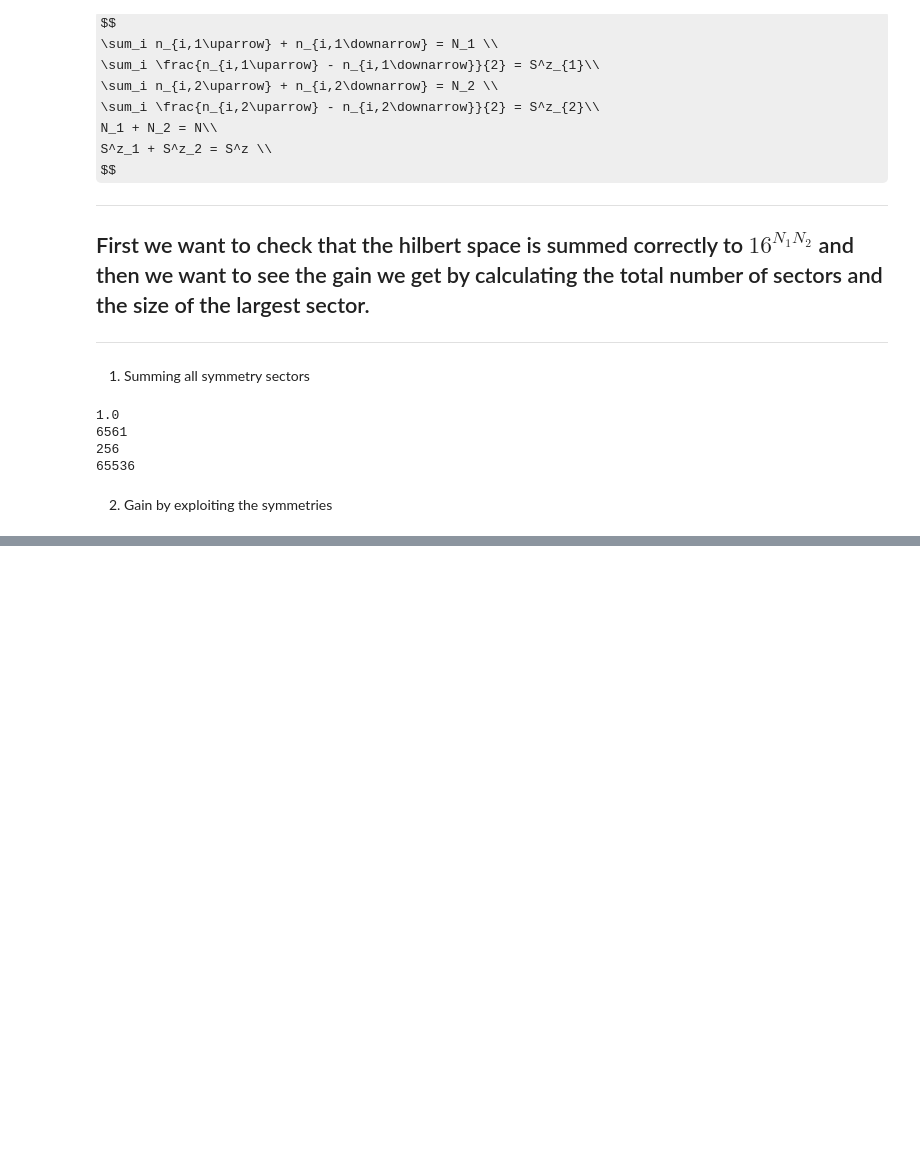
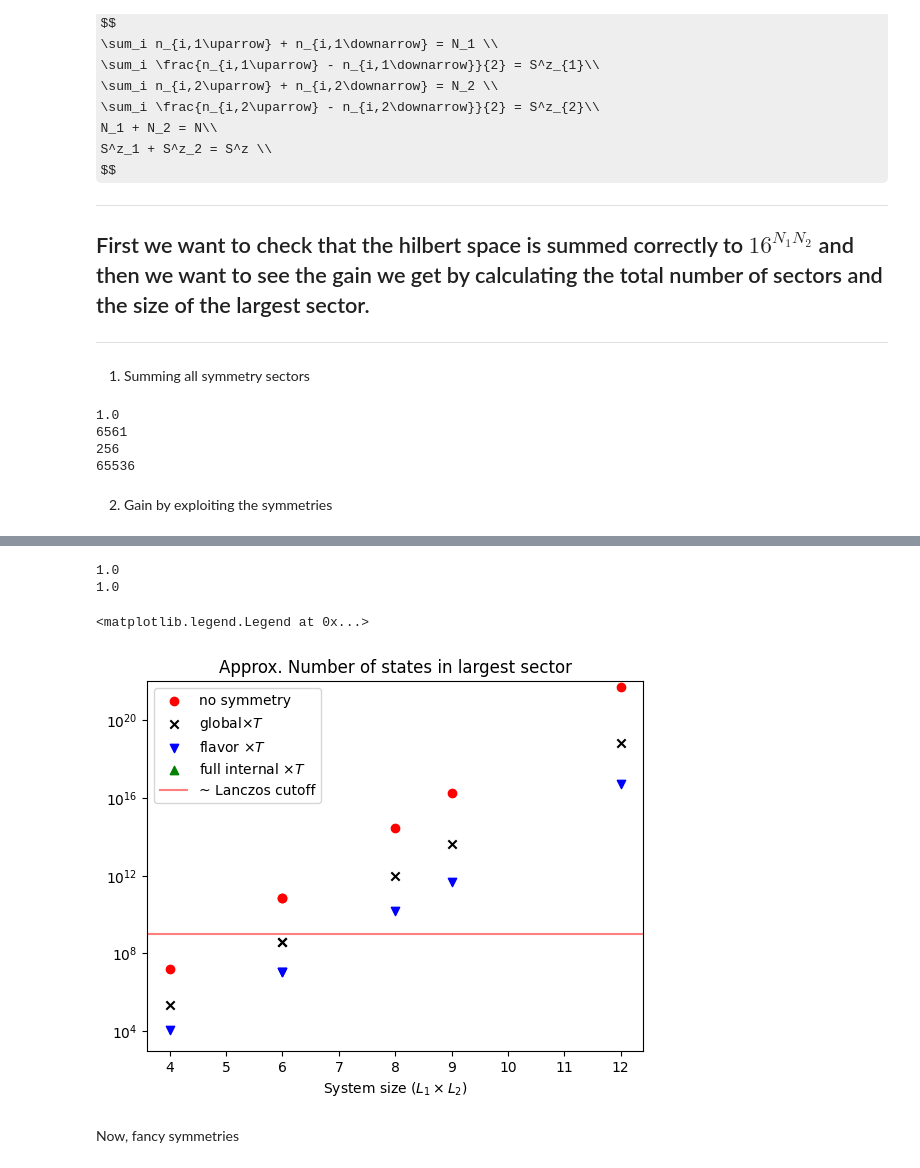
Before and after one commit to KotsiosJirisSas/ED, a Jupyter notebook: combinatorics.ipynb, the cells around one changed output, grey strips where cells are left out. Cells and saved outputs as stored; diff of their text form; code cells hidden in the pictures; some formulas as TeX source; blank space fills up the shorter version.

```diff
--- a/combinatorics.ipynb
+++ b/combinatorics.ipynb
@@ -285,0 +325,71 @@ KeyboardInterrupt:
+# %%
+#####################
+# checking the dumber ways to symmetrize system
+#####################
+
+def configs_global(L1,L2,n_up,n_down):
+    '''
+    just utilizing total 2xU(1)
+    '''
+    valleys = 3
+    return comb(int(valleys*L1*L2),n_up)*comb(int(valleys*L1*L2),n_down)
+def configs_valley(L1,L2,n_up,n_down):
+    '''
+    utilizing  2xU(1) per valley
+    '''
+    prod = 1
+    valleys = 3
+    for eta in range(valleys):
+        prod *= comb(int(L1*L2),n_up[eta])*comb(int(L1*L2),n_down[eta])
+    return prod
+##################################
+L1 = 3
+L2 = 3
+sum1 = 0
+valleys = 3
+for n_up in range(0,int(valleys*L1*L2)+1):
+    for n_down in range(0,int(valleys*L1*L2)+1):
+        sum1+= configs_global(L1,L2,n_up,n_down)
+sum2 = 0
+for n_up_1 in range(0,int(L1*L2)+1):
+    for n_down_1 in range(0,int(L1*L2)+1):
+        for n_up_2 in range(0,int(L1*L2)+1):
+            for n_down_2 in range(0,int(L1*L2)+1):
+                for n_up_3 in range(0,int(L1*L2)+1):
+                    for n_down_3 in range(0,int(L1*L2)+1):
+                        n_up = [n_up_1,n_up_2,n_up_3]
+                        n_down = [n_down_1,n_down_2,n_down_3]
+                        sum2+= configs_valley(L1,L2,n_up,n_down)
+print(sum1/(64**(L1*L2)))
+print(sum2/(64**(L1*L2)))
+# %% [output]
+1.0
+1.0
+# %%
+for L1 in np.array([2,3,4]):
+    for L2 in np.array([2,3]):
+        N = L1*L2
+        full_H = 64**(int(L1*L2))
+        glob = configs_global(L1,L2,int(1.5*L1*L2),int(1.5*L1*L2)) #Sz_tot = 0, N = 3 electrons per site
+        n_up = [int(0.5*L1*L2),int(0.5*L1*L2),int(0.5*L1*L2)]
+        n_down = n_up
+        vall = configs_valley(L1,L2,n_up,n_down) #Sz_tot = 0, N = 3 electrons per site, equal flavor fillings
+        plt.scatter(N,log10(glob/(L1*L2)),marker='x',c='black')
+        plt.scatter(N,log10(vall/(L1*L2)),marker='v',c='blue')
+        plt.scatter(N,log10(full_H),marker='o',c='red')
+        #plt.scatter(N,log10(max_sector(N1N2)/N1N2),marker='^',c='green')
+plt.ylim([3,22])
+plt.yticks([4,8,12,16,20],['$10^{4}$','$10^{8}$','$10^{12}$','$10^{16}$','$10^{20}$'])
+plt.scatter(N,1,marker='o',c='red',label='no symmetry')
+plt.scatter(N,1,marker='x',c='black',label='global$\\times T$')
+plt.scatter(N,1,marker='v',c='blue',label='flavor $\\times T$')
+plt.scatter(N,1,marker='^',c='green',label='full internal $\\times T$')
+plt.axhline(y=9,c='r',alpha=0.5,label='~ Lanczos cutoff')
+plt.title('Approx. Number of states in largest sector')
+plt.xlabel('System size $(L_1 \\times L_2)$')
+plt.legend()
+# %% [output]
+<matplotlib.legend.Legend at 0x...>
+[figure, added]
+# %% [markdown]
+Now, fancy symmetries
```
Also changed, not shown: parts of 12 cells of this notebook, 2 other files.
